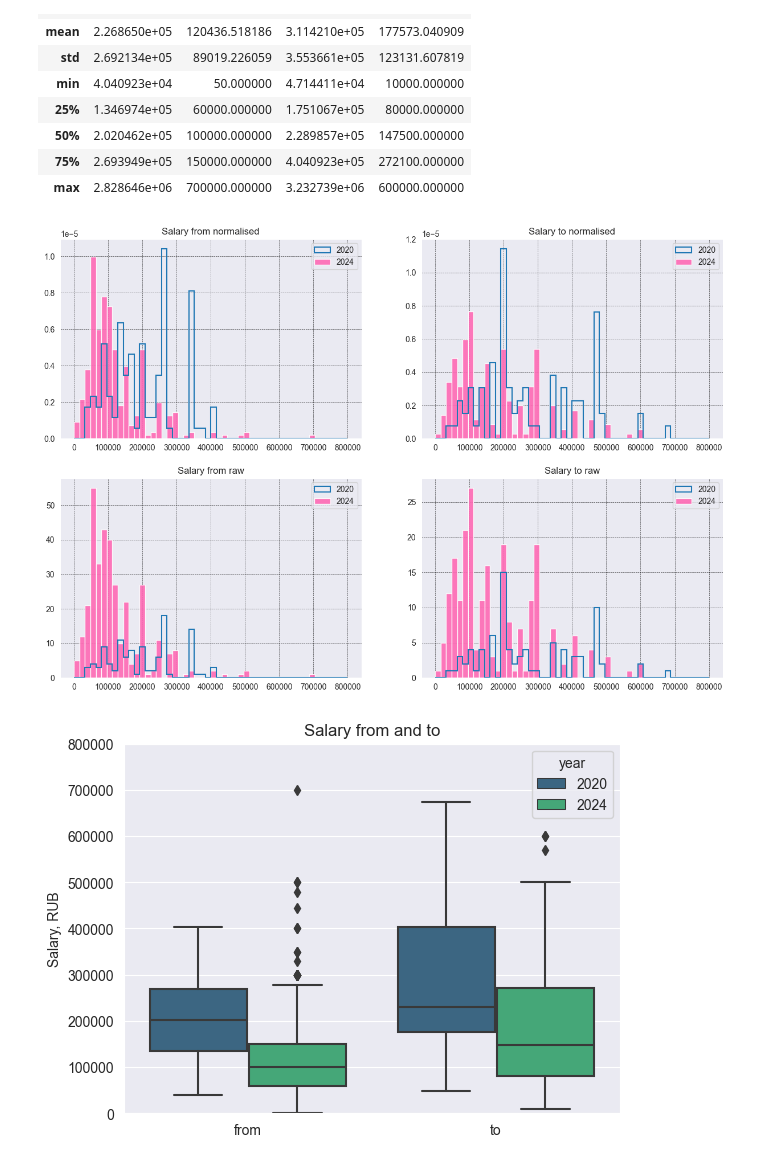
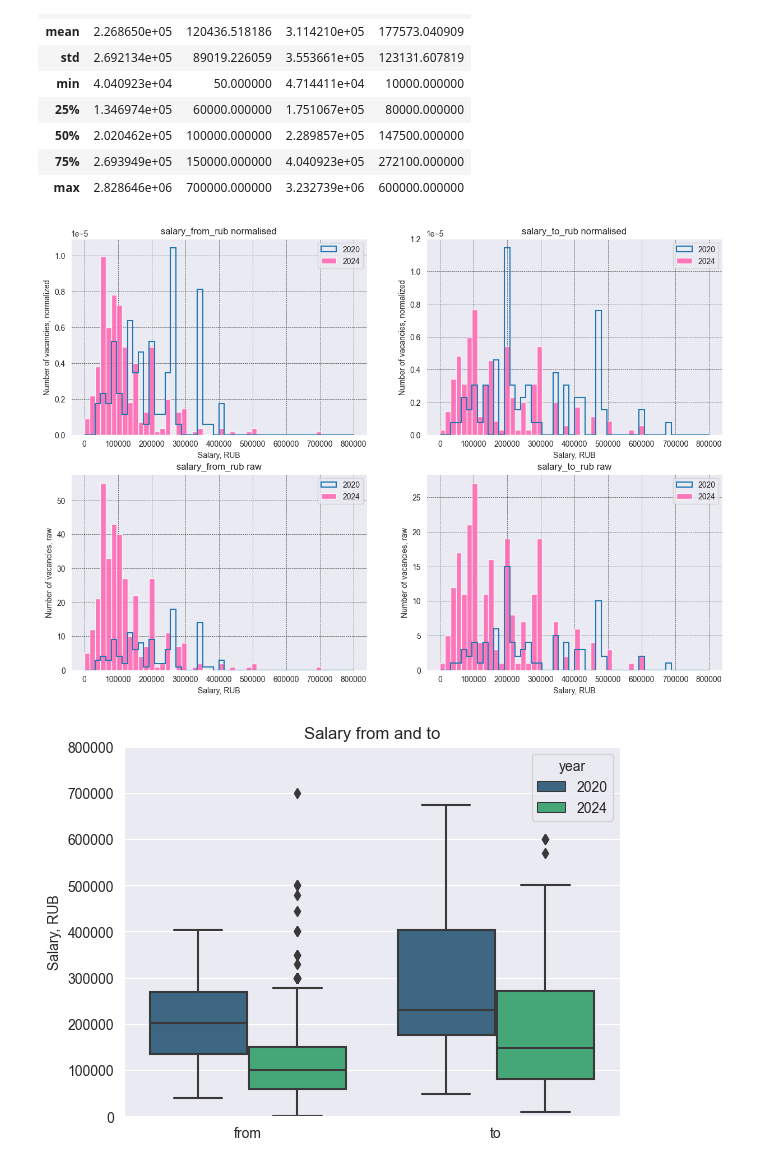
Before and after one commit to sashhhaka/HH-VacancyAnalysis, a Jupyter notebook: exploring.ipynb, the cells around one changed output. Drawn from its saved outputs; the diff is of its cells as text; code cells hidden in the pictures.

```diff
--- a/exploring.ipynb
+++ b/exploring.ipynb
@@ -150,61 +150,40 @@ df
 ### Visualizations
 # %%
 #draw normilized and raw histograms for salary_from and salary_to comparing 2020 and 2024
-# todo: move to 2d loop
 fig, ax = plt.subplots(2, 2, figsize=(15, 10))
 
-ax[0, 0].hist(df20_sal_from['salary_from_rub'], bins=50, range=(0, 800000),
-              density=True,
-              histtype='step', linewidth=1.5)
+salary_columns = ['salary_from_rub', 'salary_to_rub']
 
-ax[0, 0].hist(df24_sal_from['salary_from_rub'], bins=50, range=(0, 800000), alpha=0.9, color='hotpink',
-              density=True,
-              histtype='bar')
+for i, column in enumerate(salary_columns):
+    ax[0, i].hist(df20[column], bins=50, range=(0, 800000),
+                  density=True,
+                  histtype='step', linewidth=1.5)
 
-ax[0, 0].set_title('Salary from normalised')
-ax[0, 0].legend(['2020', '2024'])
-ax[0, 0].grid(True, linestyle='--', linewidth=0.5, color='black', alpha=0.7)
+    ax[0, i].hist(df24[column], bins=50, range=(0, 800000), alpha=0.9, color='hotpink',
+                  density=True,
+                  histtype='bar')
 
-ax[0, 1].hist(df20_sal_to['salary_to_rub'], bins=50, range=(0, 800000),
-              density=True,
-              histtype='step', linewidth=1.5)
+    ax[0, i].set_title(f'{column} normalised')
+    ax[0, i].legend(['2020', '2024'])
+    ax[0, i].grid(True, linestyle='--', linewidth=0.5, color='black', alpha=0.7)
+    ax[0, i].set_ylabel('Number of vacancies, normalized')
+    ax[0, i].set_xlabel('Salary, RUB')
 
-ax[0, 1].hist(df24_sal_to['salary_to_rub'], bins=50, range=(0, 800000), alpha=0.9, color='hotpink',
-              density=True,
-              histtype='bar')
+    ax[1, i].hist(df20[column], bins=50, range=(0, 800000),
+                  histtype='step', linewidth=1.5)
 
-ax[0, 1].set_title('Salary to normalised')
-ax[0, 1].legend(['2020', '2024'])
+    ax[1, i].hist(df24[column], bins=50, range=(0, 800000), alpha=0.9, color='hotpink',
+                  histtype='bar')
 
-ax[0, 1].grid(True, linestyle='--', linewidth=0.5, color='black', alpha=0.7)
-
-ax[1, 0].hist(df20_sal_from['salary_from_rub'], bins=50, range=(0, 800000),
-              #density=True,
-              histtype='step', linewidth=1.5)
-
-ax[1, 0].hist(df24_sal_from['salary_from_rub'], bins=50, range=(0, 800000), alpha=0.9, color='hotpink',
-              #density=True,
-              histtype='bar')
-
-ax[1, 0].set_title('Salary from raw')
-ax[1, 0].legend(['2020', '2024'])
-ax[1, 0].grid(True, linestyle='--', linewidth=0.5, color='black', alpha=0.7)
-
-ax[1, 1].hist(df20_sal_to['salary_to_rub'], bins=50, range=(0, 800000),
-              #density=True,
-              histtype='step', linewidth=1.5)
-
-ax[1, 1].hist(df24_sal_to['salary_to_rub'], bins=50, range=(0, 800000), alpha=0.9, color='hotpink',
-              #density=True,
-              histtype='bar')
-
-ax[1, 1].set_title('Salary to raw')
-ax[1, 1].legend(['2020', '2024'])
-ax[1, 1].grid(True, linestyle='--', linewidth=0.5, color='black', alpha=0.7)
+    ax[1, i].set_title(f'{column} raw')
+    ax[1, i].legend(['2020', '2024'])
+    ax[1, i].grid(True, linestyle='--', linewidth=0.5, color='black', alpha=0.7)
+    ax[1, i].set_ylabel('Number of vacancies, raw')
+    ax[1, i].set_xlabel('Salary, RUB')
 
 plt.show()
 # %% [output]
-[figure, old version]
+[figure, new version]
 # %%
 # boxplots for salary_from and salary_to
 combined_2020 = pd.concat([df20_sal_from.assign(flag='from'), df20_sal_to.assign(flag='to')])
```
Also changed, not shown: parts of 33 cells of this notebook, 1 other file.
